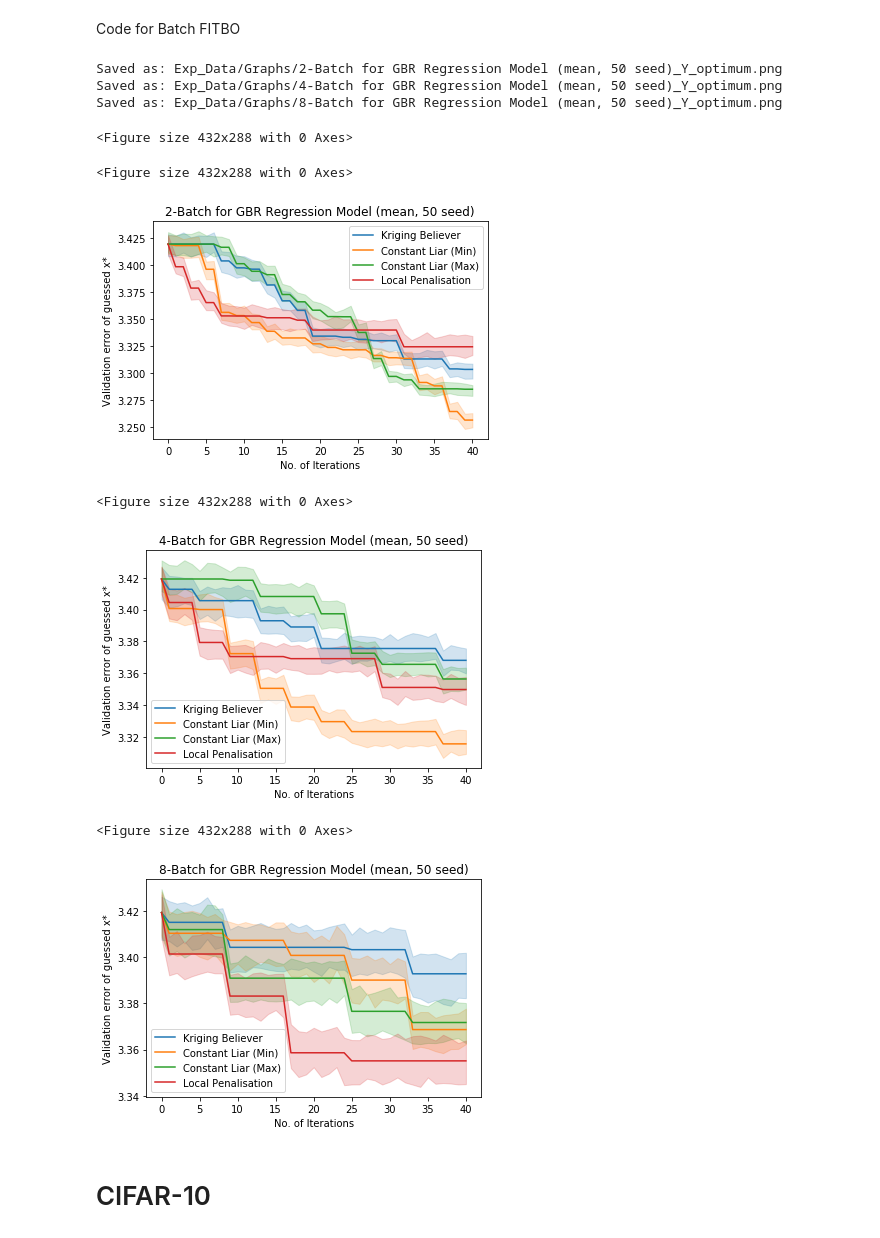
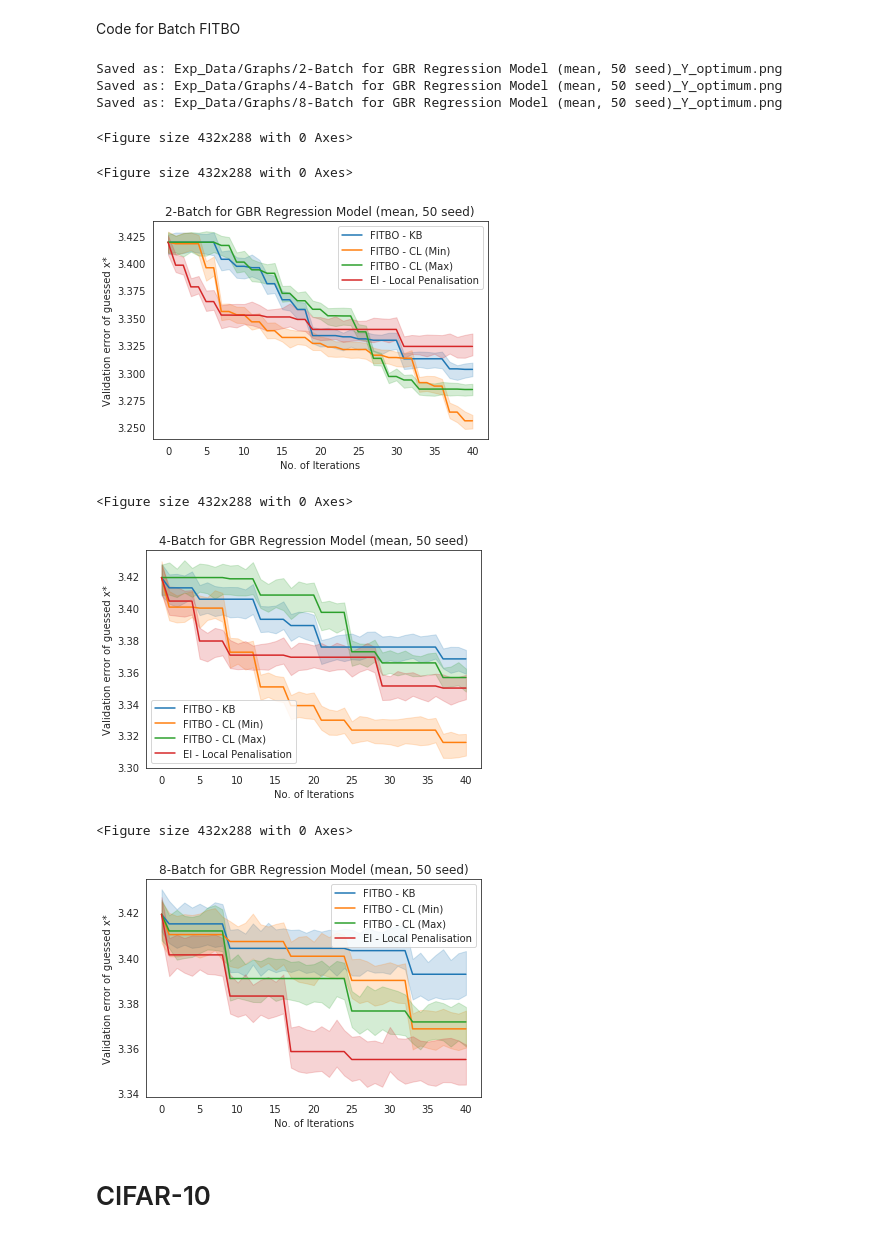
Before and after one commit to jamjs98764/Parallel-Bayesian-Optimisation, a Jupyter notebook: FITBO_GPy_FITBOMM_only/Error vs Iterations.ipynb, the cells around one changed output. Drawn from its saved outputs; the diff is of its cells as text; code cells hidden in the pictures.

Commit message:
plots

```diff
--- a/FITBO_GPy_FITBOMM_only/Error vs Iterations.ipynb
+++ b/FITBO_GPy_FITBOMM_only/Error vs Iterations.ipynb
@@ -326,7 +326,7 @@ if save_file:
 # %% [markdown]
 Code for gpyopt results
 # %%
-functiondef load_pickle_gpyopt_boston(ml_algo, batch_size, acq_func, eval_type):
+def load_pickle_gpyopt_boston(ml_algo, batch_size, acq_func, eval_type):
     dir_name = "Exp_Data/boston_" + ml_algo + "/gpyopt/" + str(batch_size) + '_batch/'
     file_name = dir_name + acq_func + ',' + eval_type + ',results_vars.pickle'
 
@@ -424,11 +424,11 @@ label_lookup = {
         "seq_results": "Sequential",
         "random_results": "Fully Random",
         "random1_results": "Random excl. 1st",
-        "kb_results": "Kriging Believer",
-        "cl_mean_results": "Constant Liar (Mean)",
-        "cl_min_results": "Constant Liar (Min)",
-        "cl_max_results": "Constant Liar (Max)",
-        "gpyopt_localp": "Local Penalisation",
+        "kb_results": "FITBO - KB",
+        "cl_mean_results": "FITBO - CL (Mean)",
+        "cl_min_results": "FITBO - CL (Min)",
+        "cl_max_results": "FITBO - CL (Max)",
+        "gpyopt_localp": "EI - Local Penalisation",
         "gpyopt_sequential": "Gpyopt Sequential"
         }
 
@@ -486,36 +486,36 @@ def plot_error_vs_iterations(seed_size, batch_sizes, test_funcs, metrics, plot_c
                     pass
 
                 for key, value in plot_choice.items():
                     if value == 1:
                         fig = sns.lineplot(x = 'iters', y = 'values', data = eval(key), err_style = "band", \
                                            label = label_lookup[key], estimator = estimator, ci = 20)
                 if func == "dnn":
                     func = "1NN"
                 graph_title = str(batch_size) + "-Batch for "+ func.upper() + " Regression Model (" + estimator_title + ", 50" + " seed)"
                 fig.set(xlabel = "No. of Iterations", ylabel = metric_lookup[metric], title = graph_title)
                 save_path = "Exp_Data/Graphs/" + graph_title + "_" + str(metric) + ".png"
                 fig2 = fig.get_figure()
 
                 if save_file:
                     print("Saved as: " + save_path)
 
                     if os.path.isfile(save_path): # Remove old files as matplotlib does not overwrite
                         os.remove(save_path)
 
                     fig2.savefig(save_path)
 
 plot_error_vs_iterations(seed_size, batch_sizes, test_funcs, metrics, plot_choice, save_file)
 # %% [output]
 Saved as: Exp_Data/Graphs/2-Batch for GBR Regression Model (mean, 50 seed)_Y_optimum.png
 Saved as: Exp_Data/Graphs/4-Batch for GBR Regression Model (mean, 50 seed)_Y_optimum.png
 Saved as: Exp_Data/Graphs/8-Batch for GBR Regression Model (mean, 50 seed)_Y_optimum.png
 <Figure size 432x288 with 0 Axes>
 <Figure size 432x288 with 0 Axes>
-[figure, old version]
+[figure, new version]
 <Figure size 432x288 with 0 Axes>
-[figure, old version]
+[figure, new version]
 <Figure size 432x288 with 0 Axes>
-[figure, old version]
+[figure, new version]
 # %%
 seq_results = error_vs_iterations_boston(metrics = "Y_optimum", ml_algo = "gbr", \
                                                          batch_size = 2, seed_size = 30, heuristic = "cl-min")
```
Also changed, not shown: 3 other files.
